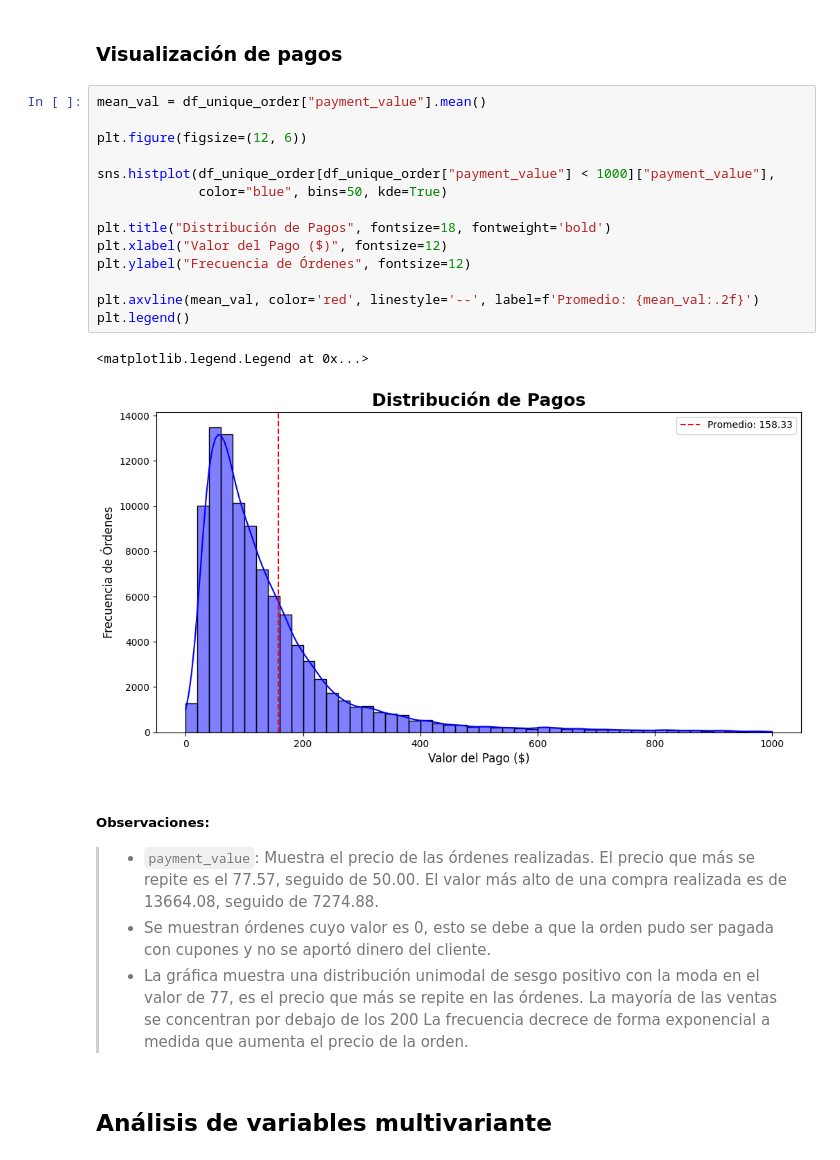
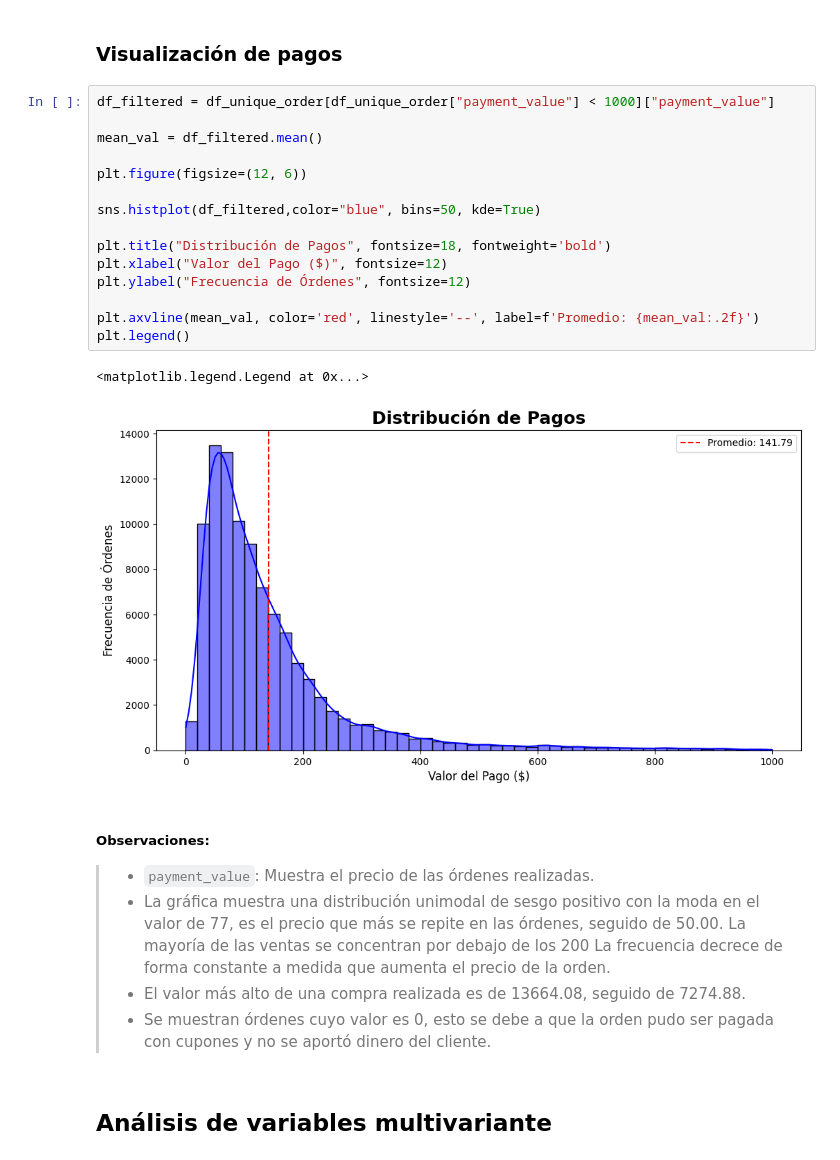
Before and after one commit to carlos-villa-restrepo/brazilian-ecommerce-data-science-project, a Jupyter notebook: notebooks/01_eda.ipynb, the cells around one changed output. Saved outputs shown, nothing was run; the diff lists cells and outputs as text.

```diff
--- a/notebooks/01_eda.ipynb
+++ b/notebooks/01_eda.ipynb
@@ -539,27 +541,30 @@ Name: count, dtype: int64
 # %% [markdown]
 ### Visualización de pagos
 # %%
-mean_val = df_unique_order["payment_value"].mean()
+df_filtered = df_unique_order[df_unique_order["payment_value"] < 1000]["payment_value"]
+
+mean_val = df_filtered.mean()
 
 plt.figure(figsize=(12, 6))
 
-sns.histplot(df_unique_order[df_unique_order["payment_value"] < 1000]["payment_value"],
-             color="blue", bins=50, kde=True)
+sns.histplot(df_filtered,color="blue", bins=50, kde=True)
 
 plt.title("Distribución de Pagos", fontsize=18, fontweight='bold')
 plt.xlabel("Valor del Pago ($)", fontsize=12)
 plt.ylabel("Frecuencia de Órdenes", fontsize=12)
 
 plt.axvline(mean_val, color='red', linestyle='--', label=f'Promedio: {mean_val:.2f}')
 plt.legend()
 # %% [output]
 <matplotlib.legend.Legend at 0x...>
-[figure, old version]
+[figure, new version]
 # %% [markdown]
 ##### Observaciones:
-> -  `payment_value`: Muestra el precio de las órdenes realizadas. El precio que más se repite es el 77.57, seguido de 50.00. El valor más alto de una compra realizada es de 13664.08, seguido de 7274.88.
+
+> -  `payment_value`: Muestra el precio de las órdenes realizadas.
+> - La gráfica muestra una distribución unimodal  de sesgo positivo con la moda en el valor de 77, es el precio que más se repite en las órdenes, seguido de 50.00. La mayoría de las ventas se concentran por debajo de los 200 La frecuencia decrece de forma constante a medida que aumenta el precio de la orden.
+> - El valor más alto de una compra realizada es de 13664.08, seguido de 7274.88.
 > - Se muestran órdenes cuyo valor es 0, esto se debe a que la orden pudo ser pagada con cupones y no se aportó dinero del cliente.
-> -  La gráfica muestra una distribución unimodal  de sesgo positivo con la moda en el valor de 77, es el precio que más se repite en las órdenes. La mayoría de las ventas se concentran por debajo de los 200 La frecuencia decrece de forma exponencial a medida que aumenta el precio de la orden.
 # %% [markdown]
 ## Análisis de variables multivariante
 # %% [markdown]
```
Also changed, not shown: parts of 9 cells of this notebook, 3 other files.
